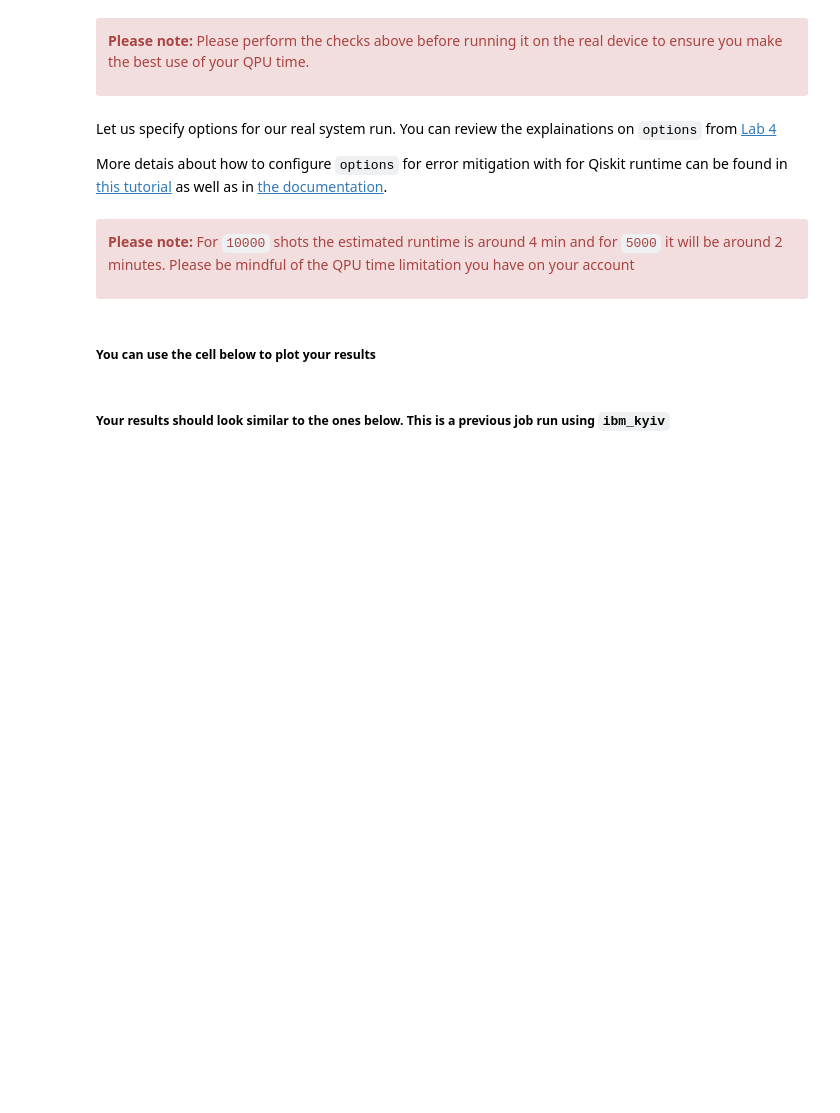
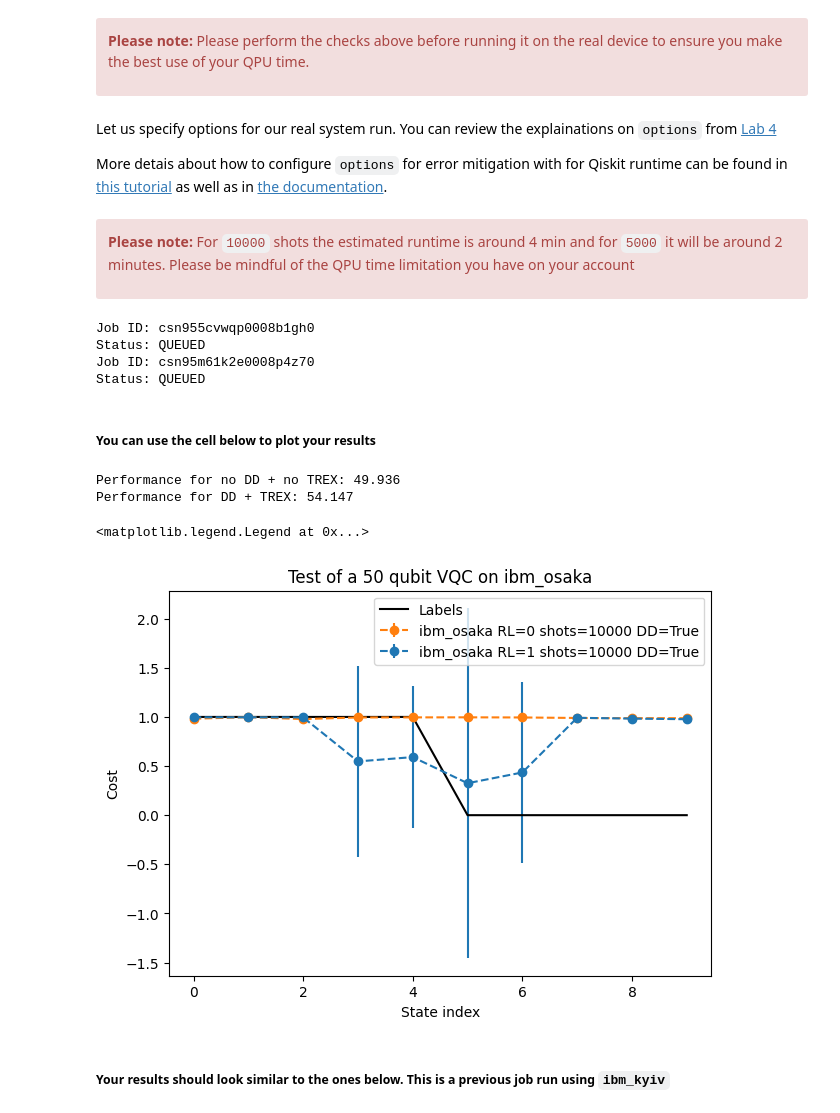
Before and after one commit to GuillermoAbadLopez/ibm-quantum-challenge-2024, a Jupyter notebook: content/lab_bonus/lab-bonus.ipynb, the cells around one changed output. Saved outputs shown, nothing was run; the diff lists cells and outputs as text; code cells hidden in the pictures; blank space fills up the shorter version.

```diff
--- a/content/lab_bonus/lab-bonus.ipynb
+++ b/content/lab_bonus/lab-bonus.ipynb
@@ -811,7 +812,7 @@ opt_params = generalize_optimal_params(num_qubits, generate_ansatz(num_qubits),
 for resilience in [0,1]:
 
     DD = True
-    options = EstimatorOptions(default_shots = 5_000,
+    options = EstimatorOptions(default_shots = 10_000,
                             optimization_level=0,
                             resilience_level=resilience)
     options.dynamical_decoupling.enable = DD
@@ -823,25 +824,35 @@ for resilience in [0,1]:
     # options.resilience.zne.extrapolator = ('exponential', 'linear', 'polynomial_degree_2') #order matters
 
     job_id = test_shallow_VQC_QPU(num_qubits, list_labels, obs, opt_params, options, backend)
+# %% [output]
+Job ID: csn955cvwqp0008b1gh0
+Status: QUEUED
+Job ID: csn95m61k2e0008p4z70
+Status: QUEUED
 # %% [markdown]
 ##### You can use the cell below to plot your results
 # %%
-results_test_0_DD, errors_test_0_DD = retrieve_job('Enter your JobID for resilience level 0')
-results_test_1_DD, errors_test_1_DD = retrieve_job('Enter your JobID for resilience level 1')
+results_test_0_DD, errors_test_0_DD = retrieve_job('csn955cvwqp0008b1gh0')
+results_test_1_DD, errors_test_1_DD = retrieve_job('csn95m61k2e0008p4z70')
 
 fig, ax = plt.subplots(1, 1, figsize=(7,5))
 ax.set_title(f'Test of a {num_qubits} qubit VQC on {backend.name}')
 ax.set_ylabel('Cost')
 ax.set_xlabel('State index')
 
 print(f"Performance for no DD + no TREX: {compute_performance(results_test_0_DD, list_labels):.3f}")
 print(f"Performance for DD + TREX: {compute_performance(results_test_1_DD, list_labels):.3f}")
 ax.errorbar(range(10), results_test_0_DD, fmt='--o', yerr=errors_test_0_DD, color='tab:orange', label=f'{backend.name} RL=0 shots={options.default_shots} DD={options.dynamical_decoupling.enable}')
 ax.errorbar(range(10), results_test_1_DD, fmt='--o',  yerr=errors_test_1_DD, color='tab:blue', label=f'{backend.name} RL=1 shots={options.default_shots} DD={options.dynamical_decoupling.enable}')
 
 ax.plot(list_labels, 'k-', label='Labels')
 
 ax.legend()
+# %% [output]
+Performance for no DD + no TREX: 49.936
+Performance for DD + TREX: 54.147
+<matplotlib.legend.Legend at 0x...>
+[figure, added]
 # %% [markdown]
 ##### Your results should look similar to the ones below. This is a previous job run using `ibm_kyiv`
 # %% [markdown]
```
Also changed, not shown: parts of 6 cells of this notebook.
